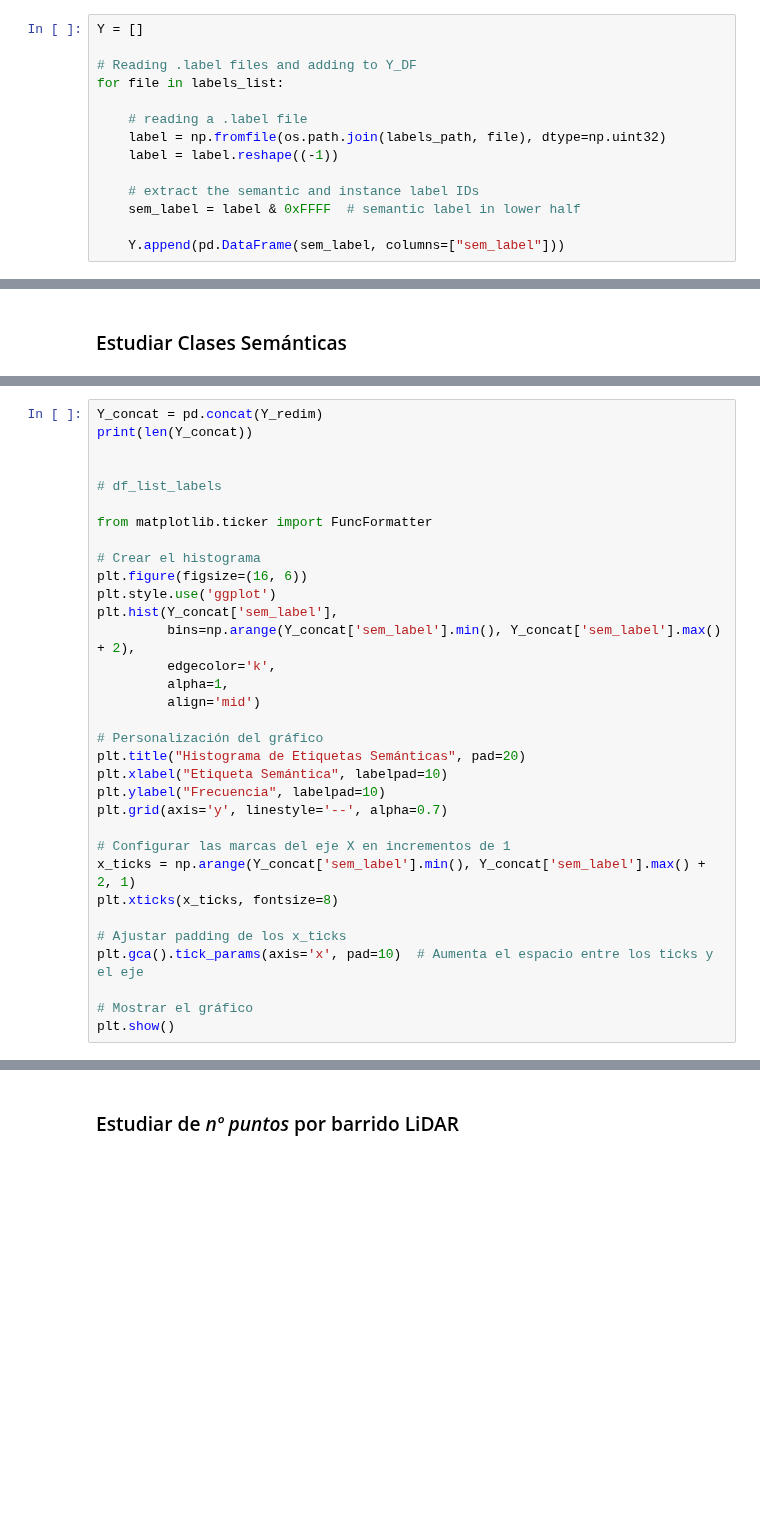
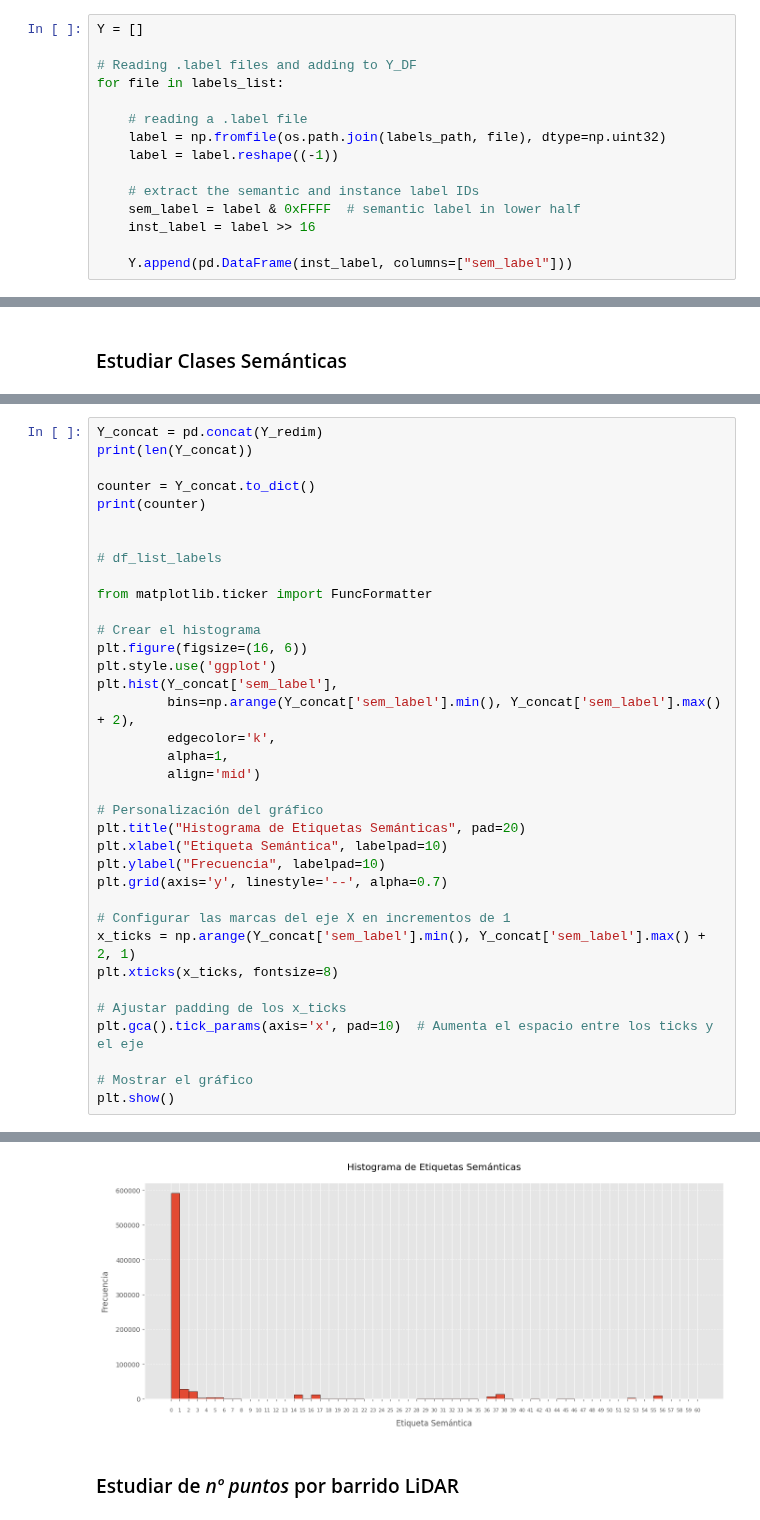
Before and after one commit to RoboticsLabURJC/2024-tfg-felix-martinez, a Jupyter notebook: segmentation/utils/Processing_data.ipynb, the cells around one changed output, grey strips where cells are left out. Saved outputs shown, nothing was run; the diff lists cells and outputs as text; blank space fills up the shorter version.

```diff
--- a/segmentation/utils/Processing_data.ipynb
+++ b/segmentation/utils/Processing_data.ipynb
@@ -85,5 +85,6 @@ for file in labels_list:
 
     # extract the semantic and instance label IDs
     sem_label = label & 0xFFFF  # semantic label in lower half
+    inst_label = label >> 16
 
-    Y.append(pd.DataFrame(sem_label, columns=["sem_label"]))
+    Y.append(pd.DataFrame(inst_label, columns=["sem_label"]))
@@ -159,6 +180,9 @@ len(Y_redim[0])
 # %%
 Y_concat = pd.concat(Y_redim)
 print(len(Y_concat))
+
+counter = Y_concat.to_dict()
+print(counter)
 
 
 # df_list_labels
@@ -189,3 +213,4 @@ plt.gca().tick_params(axis='x', pad=10)  # Aumenta el espacio entre los ticks y
 
 # Mostrar el gráfico
 plt.show()
+# %% [output]
@@ -192,3 +219,4 @@ plt.show()
+[figure, added]
 # %% [markdown]
 ### Estudiar de _nº puntos_ por barrido LiDAR
 # %%
```
Also changed, not shown: parts of 9 cells of this notebook.
